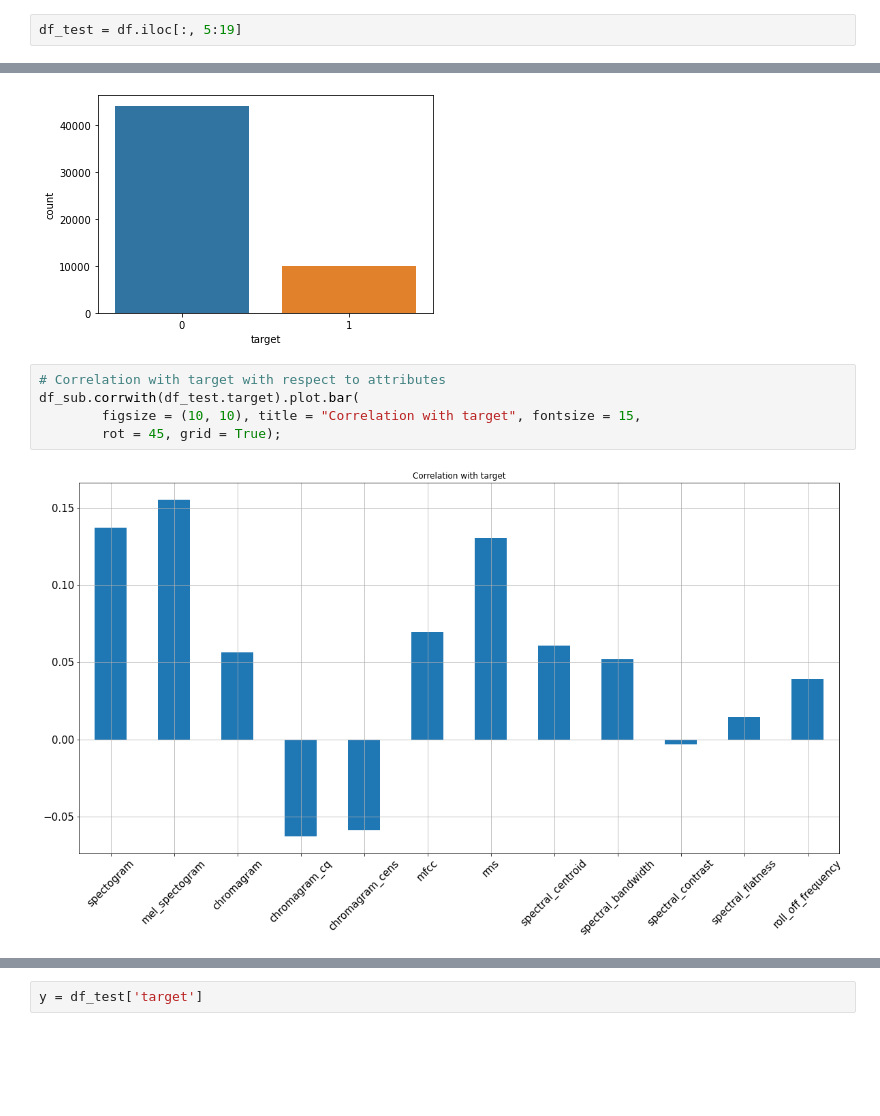
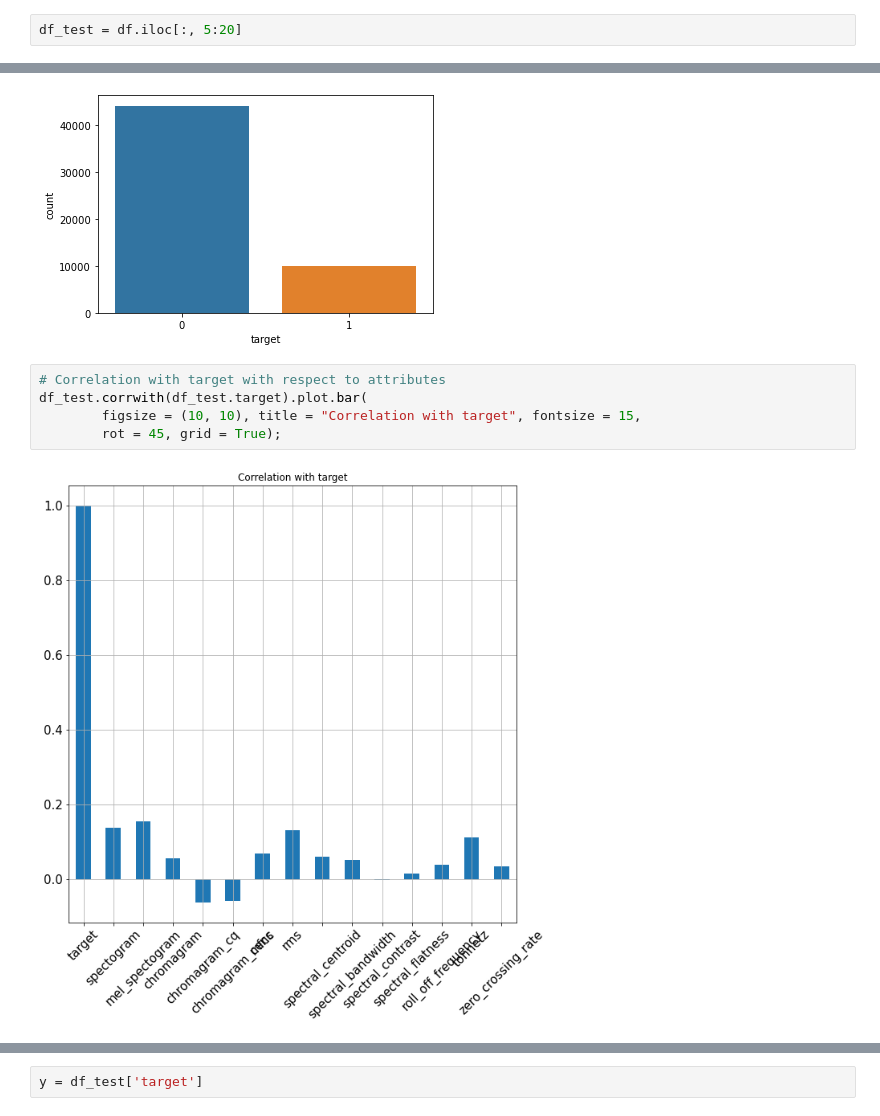
Before and after one commit to DerrickDDInAI/sound-anomaly-detection, a Jupyter notebook: Random_forest_test.ipynb, the cells around one changed output, grey strips where cells are left out. Saved outputs shown, nothing was run; the diff lists cells and outputs as text; blank space fills up the shorter version.

```diff
--- a/Random_forest_test.ipynb
+++ b/Random_forest_test.ipynb
@@ -57,7 +57,7 @@ Data columns (total 20 columns):
 dtypes: float64(14), int64(2), object(4)
 memory usage: 8.2+ MB
 # %%
-df_test = df.iloc[:, 5:19]
+df_test = df.iloc[:, 5:20]
 # %%
 df_test.head()
 # %% [output]
@@ -98,11 +77,11 @@ sn.countplot(x=df_test['target']);
 [figure]
 # %%
 # Correlation with target with respect to attributes
-df_sub.corrwith(df_test.target).plot.bar(
+df_test.corrwith(df_test.target).plot.bar(
         figsize = (10, 10), title = "Correlation with target", fontsize = 15,
         rot = 45, grid = True);
 # %% [output]
-[figure, old version]
+[figure, new version]
 # %%
 #correlation matrix
 plt.figure(figsize=(12,5))
```
Also changed, not shown: parts of 14 cells of this notebook, 11 other files.
